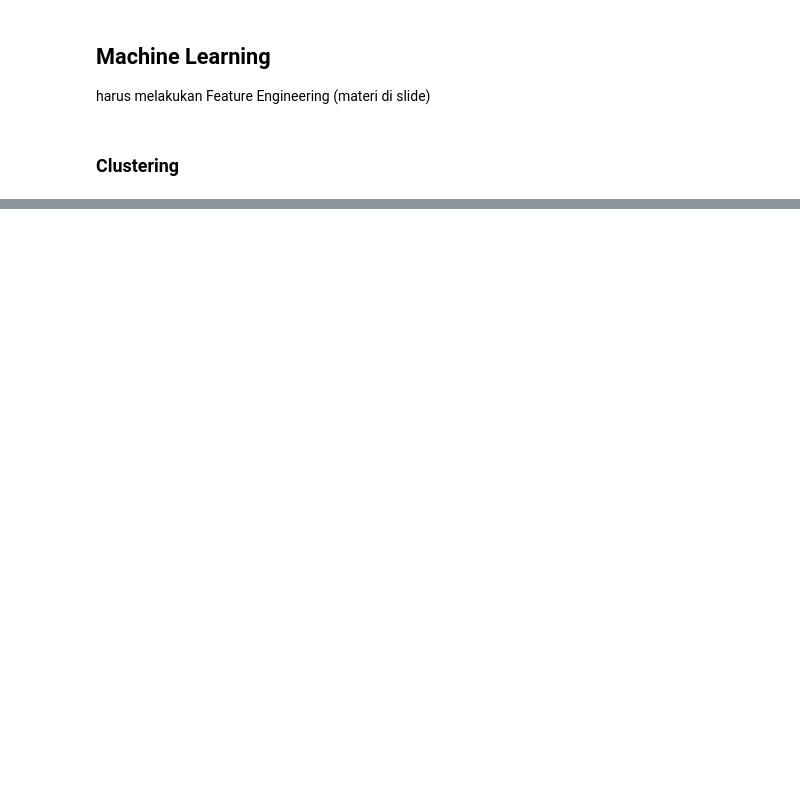
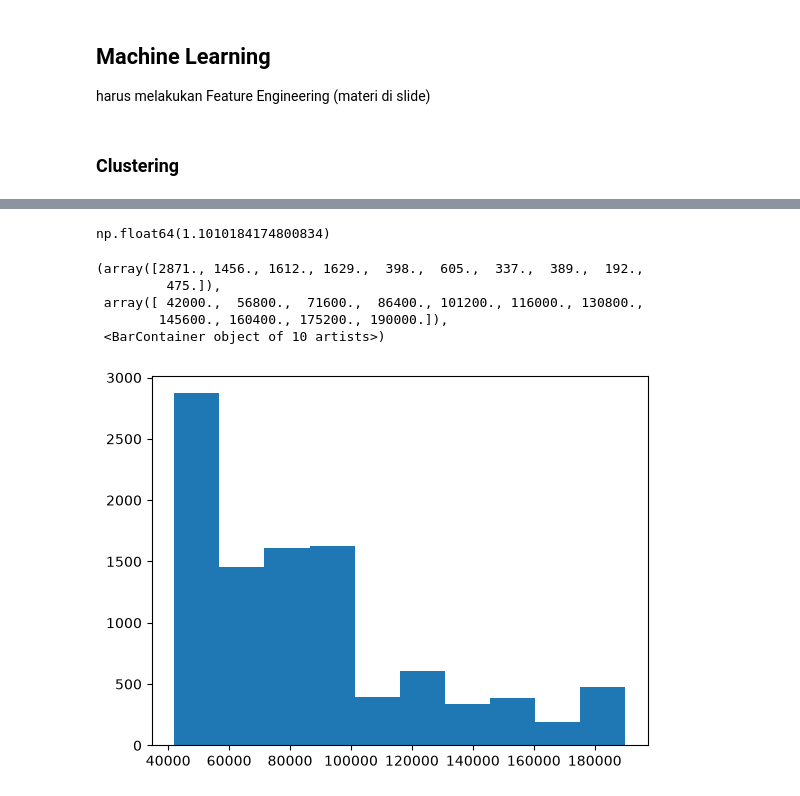
Before and after one commit to marlinps/dsml, a Jupyter notebook: day_2.ipynb, the cells around one changed output, grey strips where cells are left out. Cells and saved outputs as stored; diff of their text form; code cells hidden in the pictures; blank space fills up the shorter version.

```diff
--- a/day_2.ipynb
+++ b/day_2.ipynb
@@ -273,0 +309,13 @@ pd.read_csv =
+# %%
+df['annual_income'].skew()
+# %% [output]
+np.float64(1.1010184174800834)
+# %%
+plt.hist(df['annual_income']) # membuat histogram untuk menampilkan distribusi data kolom 'annual_income' dalam DataFrame df
+# %% [output]
+(array([2871., 1456., 1612., 1629.,  398.,  605.,  337.,  389.,  192.,
+         475.]),
+ array([ 42000.,  56800.,  71600.,  86400., 101200., 116000., 130800.,
+        145600., 160400., 175200., 190000.]),
+ <BarContainer object of 10 artists>)
+[figure, added]
```
Also changed, not shown: parts of 22 cells of this notebook, 1 other file.
